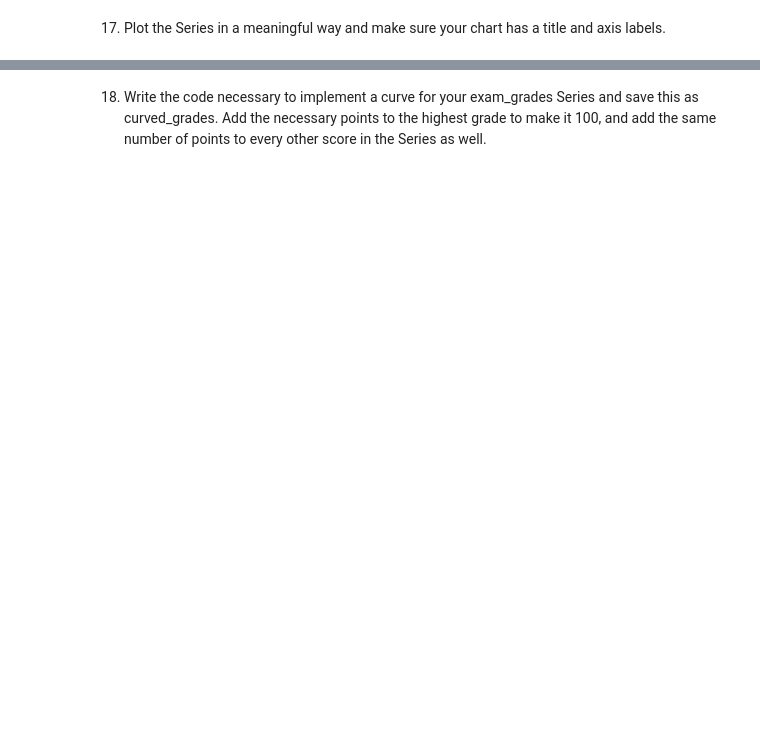
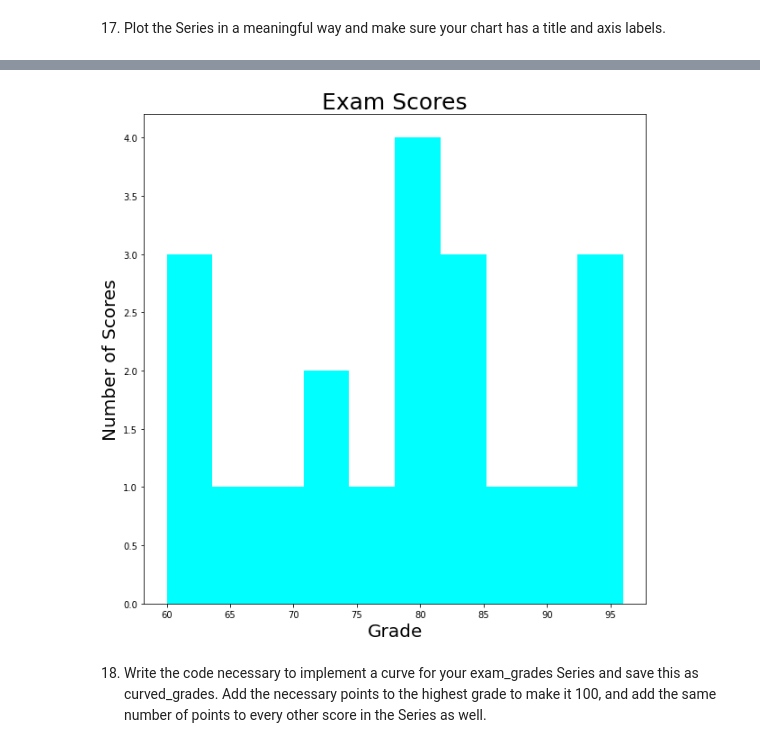
Before and after one commit to rachelrobbinsmayhill/numpy-pandas-visualization-exercises, a Jupyter notebook: pandas_series.ipynb, the cells around one changed output, grey strips where cells are left out. Cells and saved outputs as stored; diff of their text form; code cells hidden in the pictures; blank space fills up the shorter version.

```diff
--- a/pandas_series.ipynb
+++ b/pandas_series.ipynb
@@ -425,3 +506,6 @@ Use pandas to create a Series named exam_scores from the following list:
         [60, 86, 75, 62, 93, 71, 60, 83, 95, 78, 65, 72, 69, 81, 96, 80, 85, 92, 82, 78]
 
 15. How many elements are in the exam_scores Series?
+# %%
+exam_scores = pd.Series( [60, 86, 75, 62, 93, 71, 60, 83, 95, 78, 65, 72, 69, 81, 96, 80, 85, 92, 82, 78])
+exam_scores
@@ -432,2 +593,11 @@ Use pandas to create a Series named exam_scores from the following list:
+# %%
+exam_scores.plot.hist(color = 'cyan', figsize = (10,10))
+
+plt.title('Exam Scores', fontsize = 25)
+plt.xlabel('Grade', fontsize = 20)
+plt.ylabel('Number of Scores', fontsize = 20)
+plt.show()
+# %% [output]
+[figure, added]
 # %% [markdown]
 18. Write the code necessary to implement a curve for your exam_grades Series and save this as curved_grades. Add the necessary points to the highest grade to make it 100, and add the same number of points to every other score in the Series as well.
```
Also changed, not shown: parts of 19 cells of this notebook.
